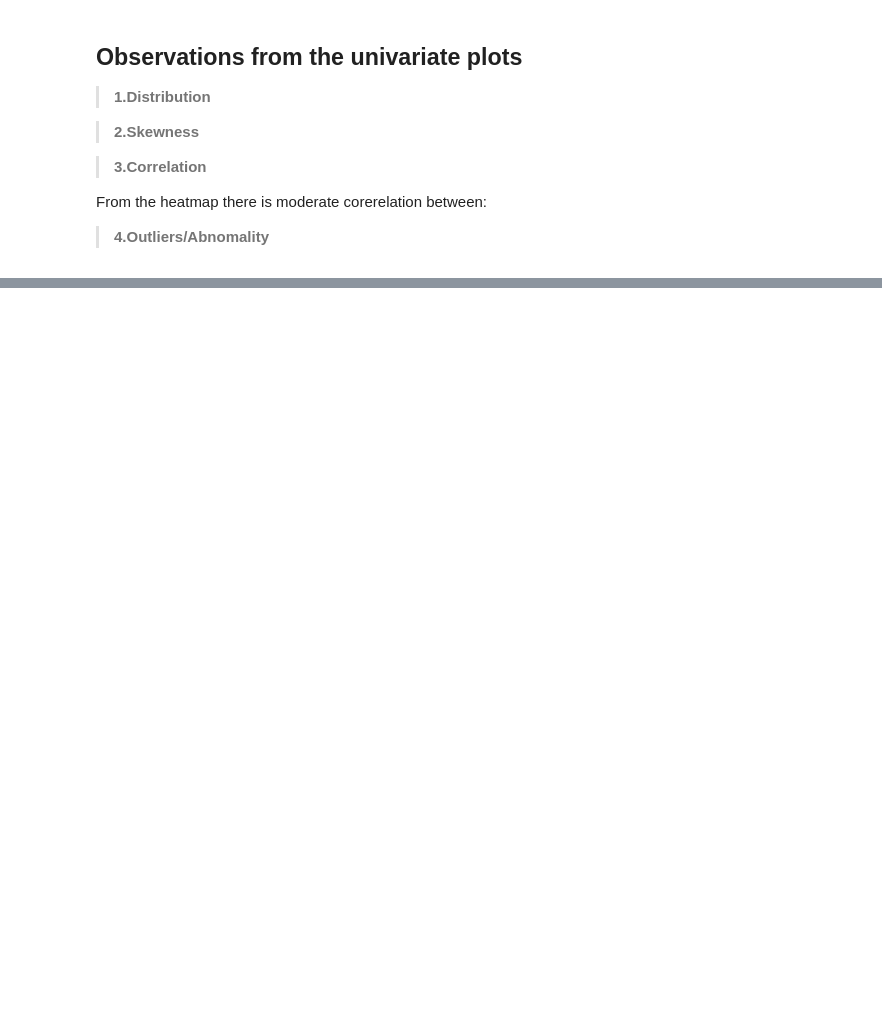
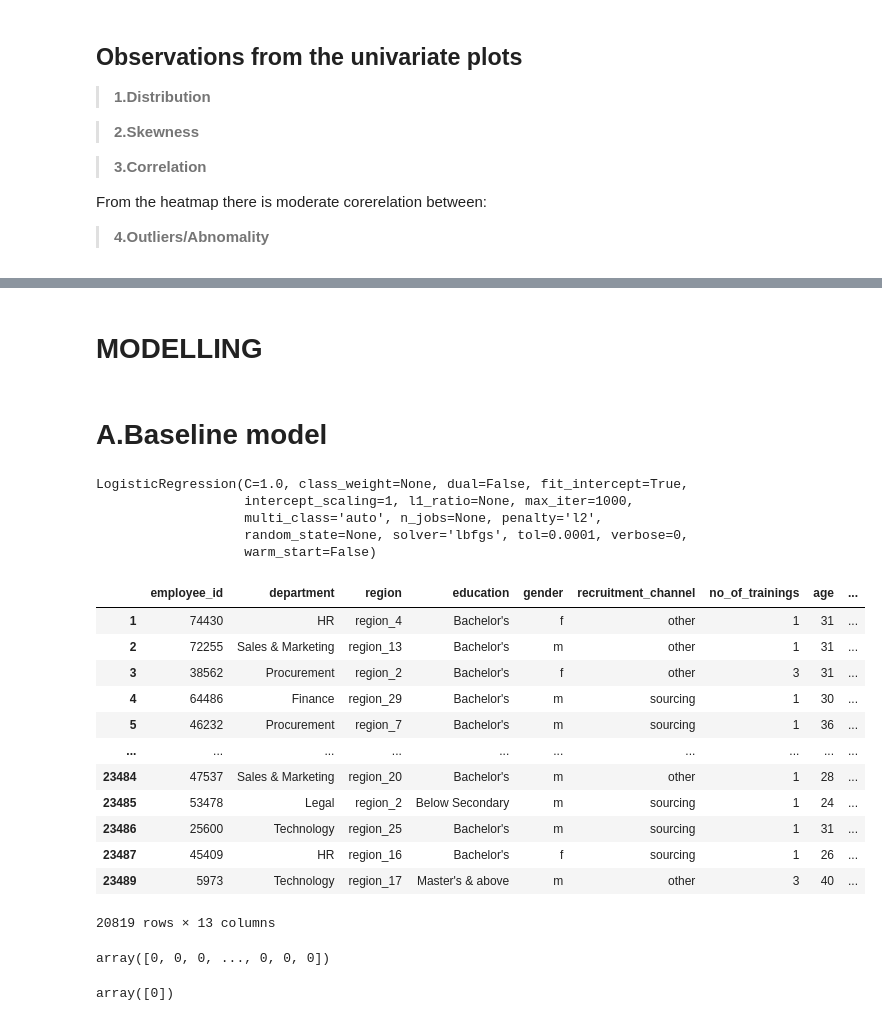
Before and after one commit to abel-keya/employee_promotion_recommender, a Jupyter notebook: employee_recomender_system_group5_cci.ipynb, the cells around one changed output, grey strips where cells are left out. Saved outputs shown, nothing was run; the diff lists cells and outputs as text; code cells hidden in the pictures; blank space fills up the shorter version.

```diff
--- a/employee_recomender_system_group5_cci.ipynb
+++ b/employee_recomender_system_group5_cci.ipynb
@@ -644,0 +624,4 @@ x
+# %% [markdown]
+# MODELLING
+# %% [markdown]
+# A.Baseline model
@@ -644,0 +644,27 @@ x
+# %%
+#fitting the logistic model
+Logmod.fit(x_vars, y_var)
+# %% [output]
+LogisticRegression(C=1.0, class_weight=None, dual=False, fit_intercept=True,
+                   intercept_scaling=1, l1_ratio=None, max_iter=1000,
+                   multi_class='auto', n_jobs=None, penalty='l2',
+                   random_state=None, solver='lbfgs', tol=0.0001, verbose=0,
+                   warm_start=False)
+# %%
+df0.head()
+df0=df0.dropna()
+df0
+# %% [output]
+|  | employee_id | department | region | education | gender | recruitment_channel | no_of_trainings | age | ... |
+| 1 | 74430 | HR | region_4 | Bachelor's | f | other | 1 | 31 | ... |
+| 2 | 72255 | Sales & Marketing | region_13 | Bachelor's | m | other | 1 | 31 | ... |
+| 3 | 38562 | Procurement | region_2 | Bachelor's | f | other | 3 | 31 | ... |
+| 4 | 64486 | Finance | region_29 | Bachelor's | m | sourcing | 1 | 30 | ... |
+| 5 | 46232 | Procurement | region_7 | Bachelor's | m | sourcing | 1 | 36 | ... |
+| ... | ... | ... | ... | ... | ... | ... | ... | ... | ... |
+| 23484 | 47537 | Sales & Marketing | region_20 | Bachelor's | m | other | 1 | 28 | ... |
+| 23485 | 53478 | Legal | region_2 | Below Secondary | m | sourcing | 1 | 24 | ... |
+| 23486 | 25600 | Technology | region_25 | Bachelor's | m | sourcing | 1 | 31 | ... |
+| 23487 | 45409 | HR | region_16 | Bachelor's | f | sourcing | 1 | 26 | ... |
+| 23489 | 5973 | Technology | region_17 | Master's & above | m | other | 3 | 40 | ... |
+20819 rows × 13 columns
@@ -644,0 +674,6 @@ x
+# %%
+#make prediction
+y_pred = Logmod.predict(test)
+y_pred
+# %% [output]
+array([0, 0, 0, ..., 0, 0, 0])
@@ -644,0 +683,6 @@ x
+# %%
+#make prediction
+y_pred1 = Logmod.predict(new_employee)
+y_pred1
+# %% [output]
+array([0])
```
Also changed, not shown: parts of 17 cells of this notebook.
